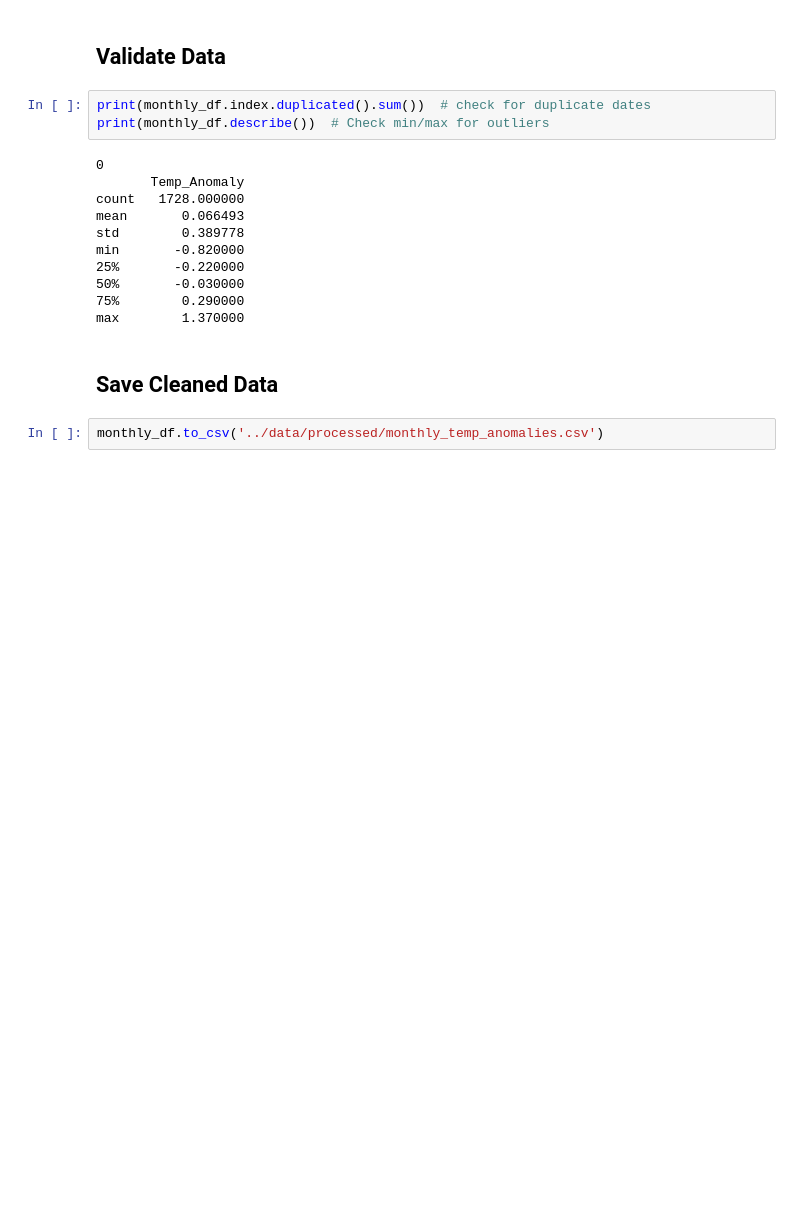
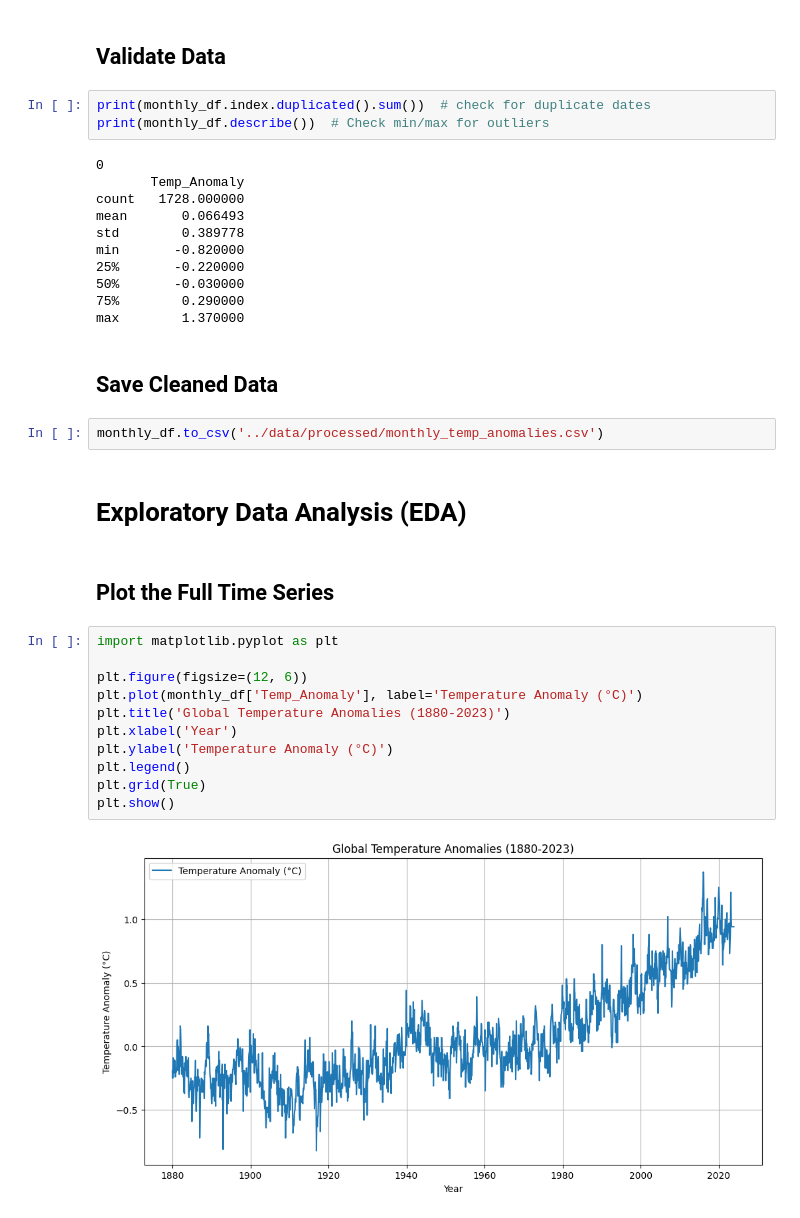
Before and after one commit to het0814/Climate-Change-Prediction, a Jupyter notebook: notebooks/Exploratory_Data_Analysis.ipynb, the cells around one changed output. Cells and saved outputs as stored; diff of their text form; blank space fills up the shorter version.

Commit message:
Added Time series and rolling avg graph to visualize overall warming trend

```diff
--- a/notebooks/Exploratory_Data_Analysis.ipynb
+++ b/notebooks/Exploratory_Data_Analysis.ipynb
@@ -83,3 +83,20 @@ max        1.370000
 ## Save Cleaned Data
 # %%
 monthly_df.to_csv('../data/processed/monthly_temp_anomalies.csv')
+# %% [markdown]
+# Exploratory Data Analysis (EDA)
+# %% [markdown]
+## Plot the Full Time Series
+# %%
+import matplotlib.pyplot as plt
+
+plt.figure(figsize=(12, 6))
+plt.plot(monthly_df['Temp_Anomaly'], label='Temperature Anomaly (°C)')
+plt.title('Global Temperature Anomalies (1880-2023)')
+plt.xlabel('Year')
+plt.ylabel('Temperature Anomaly (°C)')
+plt.legend()
+plt.grid(True)
+plt.show()
+# %% [output]
+[figure, added]
```
Also changed, not shown: parts of 2 cells of this notebook.
